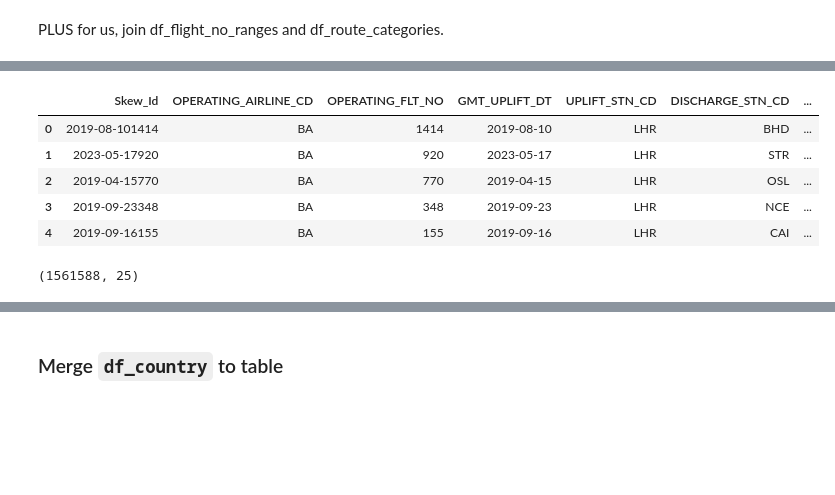
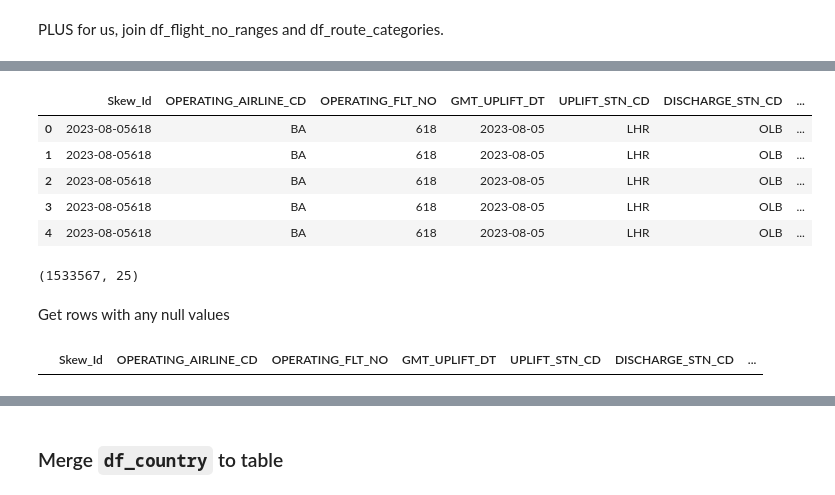
Before and after one commit to IanMaHKG-BA/Hackathon_Team_1, a Jupyter notebook: lounges_gold_standard.ipynb, the cells around one changed output, grey strips where cells are left out. Saved outputs shown, nothing was run; the diff lists cells and outputs as text; code cells hidden in the pictures; blank space fills up the shorter version.

```diff
--- a/lounges_gold_standard.ipynb
+++ b/lounges_gold_standard.ipynb
@@ -363,21 +356,27 @@ PLUS for us, join df_flight_no_ranges and df_route_categories.
 # %%
 df_lounge_elig_flight_info = pd.merge(df_lounge_eligibility,# left table
                                      df_flight_info, # right table
                                      left_on = ['OPERATING_AIRLINE_CD','OPERATING_FLT_NO','GMT_UPLIFT_DT'], # left on? e.g. which columns from the left table are you joining on to?
                                      right_on = ['OPG_ALN_CD','OPG_FLT_NO','GMT_PLND_DEP_DT'] , # right on? # left on? e.g. which columns from the right table are you joining on to?
-                                     how = "left" # how? e.g. left, right, inner,etc
+                                     how = "inner" # how? e.g. left, right, inner,etc
                                      )
 
 df_lounge_elig_flight_info.head(5)
 # %% [output]
 |  | Skew_Id | OPERATING_AIRLINE_CD | OPERATING_FLT_NO | GMT_UPLIFT_DT | UPLIFT_STN_CD | DISCHARGE_STN_CD | ... |
-| 0 | 2019-08-101414 | BA | 1414 | 2019-08-10 | LHR | BHD | ... |
-| 1 | 2023-05-17920 | BA | 920 | 2023-05-17 | LHR | STR | ... |
-| 2 | 2019-04-15770 | BA | 770 | 2019-04-15 | LHR | OSL | ... |
-| 3 | 2019-09-23348 | BA | 348 | 2019-09-23 | LHR | NCE | ... |
-| 4 | 2019-09-16155 | BA | 155 | 2019-09-16 | LHR | CAI | ... |
+| 0 | 2023-08-05618 | BA | 618 | 2023-08-05 | LHR | OLB | ... |
+| 1 | 2023-08-05618 | BA | 618 | 2023-08-05 | LHR | OLB | ... |
+| 2 | 2023-08-05618 | BA | 618 | 2023-08-05 | LHR | OLB | ... |
+| 3 | 2023-08-05618 | BA | 618 | 2023-08-05 | LHR | OLB | ... |
+| 4 | 2023-08-05618 | BA | 618 | 2023-08-05 | LHR | OLB | ... |
 # %%
 # your code here!
 df_lounge_elig_flight_info.shape
 # %% [output]
-(1561588, 25)
+(1533567, 25)
+# %% [markdown]
+Get rows with any null values
+# %%
+df_lounge_elig_flight_info[df_lounge_elig_flight_info.isna().any(axis=1)].head(5)
+# %% [output]
+|  | Skew_Id | OPERATING_AIRLINE_CD | OPERATING_FLT_NO | GMT_UPLIFT_DT | UPLIFT_STN_CD | DISCHARGE_STN_CD | ... |
```
Also changed, not shown: parts of 30 cells of this notebook.
